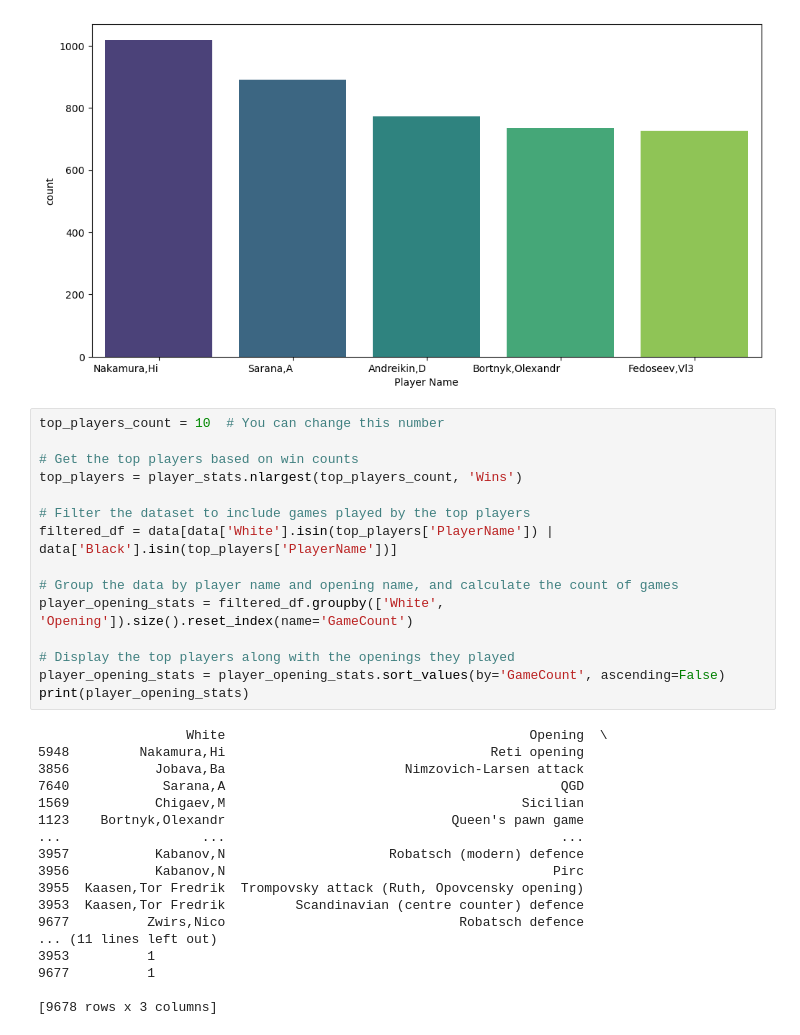
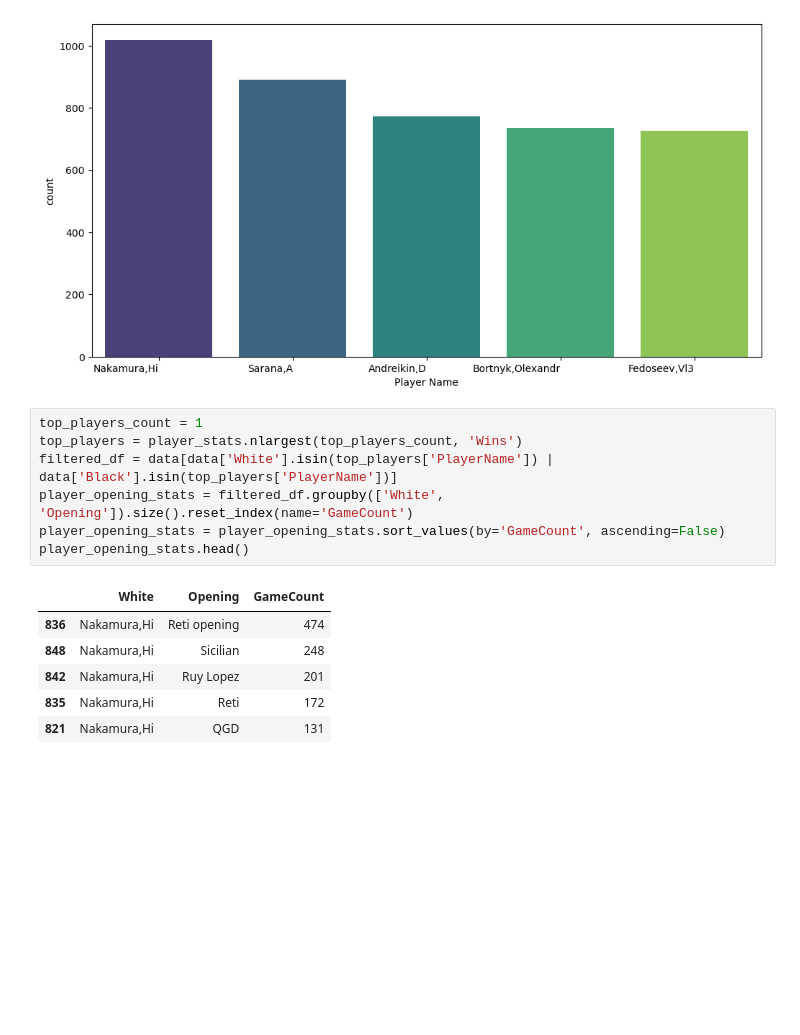
Before and after one commit to kushagra-atre/Chess-Analysis-EDA, a Jupyter notebook: Chess-Analysis.ipynb, the cells around one changed output. Drawn from its saved outputs; the diff is of its cells as text; blank space fills up the shorter version.

```diff
--- a/Chess-Analysis.ipynb
+++ b/Chess-Analysis.ipynb
@@ -326,35 +326,16 @@ plt.show()
 # %% [output]
 [figure]
 # %%
-top_players_count = 10  # You can change this number
-
-# Get the top players based on win counts
+top_players_count = 1
 top_players = player_stats.nlargest(top_players_count, 'Wins')
-
-# Filter the dataset to include games played by the top players
 filtered_df = data[data['White'].isin(top_players['PlayerName']) | data['Black'].isin(top_players['PlayerName'])]
-
-# Group the data by player name and opening name, and calculate the count of games
 player_opening_stats = filtered_df.groupby(['White', 'Opening']).size().reset_index(name='GameCount')
-
-# Display the top players along with the openings they played
 player_opening_stats = player_opening_stats.sort_values(by='GameCount', ascending=False)
-print(player_opening_stats)
+player_opening_stats.head()
 # %% [output]
-                   White                                       Opening  \
-5948         Nakamura,Hi                                  Reti opening
-3856           Jobava,Ba                       Nimzovich-Larsen attack
-7640            Sarana,A                                           QGD
-1569           Chigaev,M                                      Sicilian
-1123    Bortnyk,Olexandr                             Queen's pawn game
-...                  ...                                           ...
-3957           Kabanov,N                     Robatsch (modern) defence
-3956           Kabanov,N                                          Pirc
-3955  Kaasen,Tor Fredrik  Trompovsky attack (Ruth, Opovcensky opening)
-3953  Kaasen,Tor Fredrik         Scandinavian (centre counter) defence
-9677          Zwirs,Nico                              Robatsch defence
-... (11 lines left out)
-3953          1
-9677          1
-
-[9678 rows x 3 columns]
+|  | White | Opening | GameCount |
+| 836 | Nakamura,Hi | Reti opening | 474 |
+| 848 | Nakamura,Hi | Sicilian | 248 |
+| 842 | Nakamura,Hi | Ruy Lopez | 201 |
+| 835 | Nakamura,Hi | Reti | 172 |
+| 821 | Nakamura,Hi | QGD | 131 |
```
